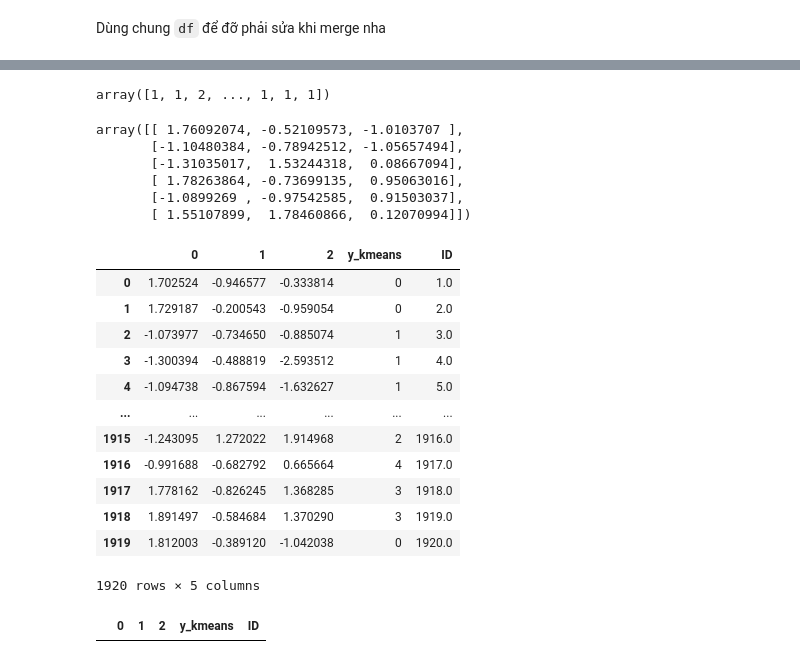
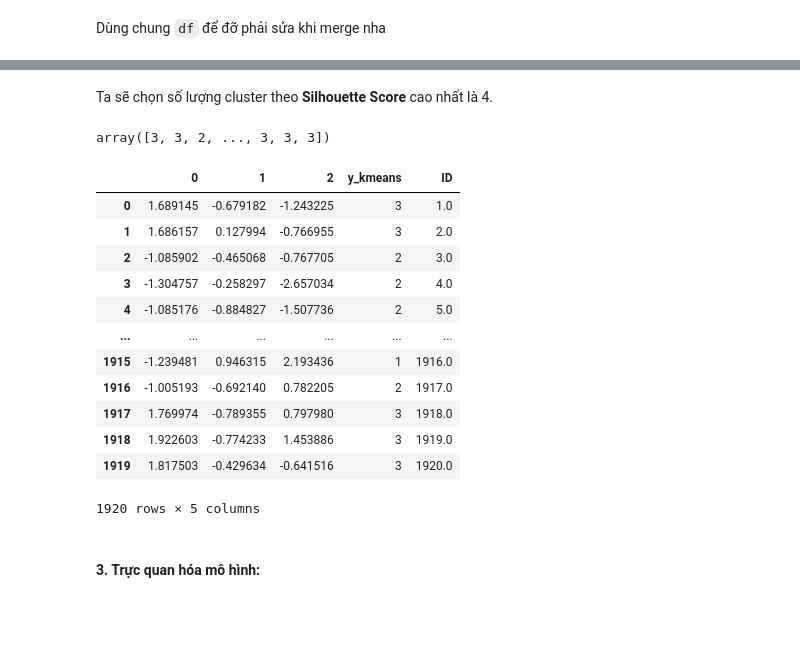
Before and after one commit to tungbtt/Lab01_DV, a Jupyter notebook: lab01.ipynb, the cells around one changed output, grey strips where cells are left out. Drawn from its saved outputs; the diff is of its cells as text; code cells hidden in the pictures; blank space fills up the shorter version.

```diff
--- a/lab01.ipynb
+++ b/lab01.ipynb
@@ -486,0 +439,10 @@ plot_WSS_Silhouette(wss, silhouetteScore, kmax)
+# %%
+visualizer = KElbowVisualizer(KMeans(), k=(2,max_clusters))
+visualizer.fit(df_encoded)
+plt.xticks([i for i in range (2,max_clusters+1)])
+visualizer.show()
+
+visualizer = KElbowVisualizer(KMeans(), k=(2,max_clusters),metric='silhouette')
+visualizer.fit(df_encoded)
+plt.xticks([i for i in range (2,max_clusters+1)])
+visualizer.show()
@@ -486,0 +476,14 @@ plot_WSS_Silhouette(wss, silhouetteScore, kmax)
+# %%
+pca = decomposition.PCA(n_components=3)
+df_pca = pca.fit_transform(df_encoded)
+# %%
+# k is range of number of clusters.
+visualizer = KElbowVisualizer(KMeans(), k=(2,20))
+visualizer.fit(df_pca)
+plt.xticks([i for i in range (2,max_clusters+1)])
+visualizer.show()
+
+visualizer = KElbowVisualizer(KMeans(), k=(2,20),metric='silhouette')
+visualizer.fit(df_pca)
+plt.xticks([i for i in range (2,max_clusters+1)])
+visualizer.show()
@@ -487,42 +494,32 @@ plot_WSS_Silhouette(wss, silhouetteScore, kmax)
+# %% [markdown]
+Ta sẽ chọn số lượng cluster theo **Silhouette Score** cao nhất là 4.
 # %%
 kmeans = KMeans(n_clusters = 4)
-y_kmeans = kmeans.fit_predict(pca_result)
+y_kmeans = kmeans.fit_predict(df_pca)
 y_kmeans
 # %% [output]
-array([1, 1, 2, ..., 1, 1, 1])
+array([3, 3, 2, ..., 3, 3, 3])
-# %%
-centroids=kmeans.cluster_centers_
-centroids
-# %% [output]
-array([[ 1.76092074, -0.52109573, -1.0103707 ],
-       [-1.10480384, -0.78942512, -1.05657494],
-       [-1.31035017,  1.53244318,  0.08667094],
-       [ 1.78263864, -0.73699135,  0.95063016],
-       [-1.0899269 , -0.97542585,  0.91503037],
-       [ 1.55107899,  1.78460866,  0.12070994]])
 # %%
-df_results=pd.DataFrame(pca_result)
+df_results=pd.DataFrame(df_pca)
 df_results["y_kmeans"]=y_kmeans
 df_results["ID"]=df["CustomerID"]
 df_results
 # %% [output]
 |  | 0 | 1 | 2 | y_kmeans | ID |
-| 0 | 1.702524 | -0.946577 | -0.333814 | 0 | 1.0 |
-| 1 | 1.729187 | -0.200543 | -0.959054 | 0 | 2.0 |
-| 2 | -1.073977 | -0.734650 | -0.885074 | 1 | 3.0 |
-| 3 | -1.300394 | -0.488819 | -2.593512 | 1 | 4.0 |
-| 4 | -1.094738 | -0.867594 | -1.632627 | 1 | 5.0 |
+| 0 | 1.689145 | -0.679182 | -1.243225 | 3 | 1.0 |
+| 1 | 1.686157 | 0.127994 | -0.766955 | 3 | 2.0 |
+| 2 | -1.085902 | -0.465068 | -0.767705 | 2 | 3.0 |
+| 3 | -1.304757 | -0.258297 | -2.657034 | 2 | 4.0 |
+| 4 | -1.085176 | -0.884827 | -1.507736 | 2 | 5.0 |
 | ... | ... | ... | ... | ... | ... |
-| 1915 | -1.243095 | 1.272022 | 1.914968 | 2 | 1916.0 |
-| 1916 | -0.991688 | -0.682792 | 0.665664 | 4 | 1917.0 |
-| 1917 | 1.778162 | -0.826245 | 1.368285 | 3 | 1918.0 |
-| 1918 | 1.891497 | -0.584684 | 1.370290 | 3 | 1919.0 |
-| 1919 | 1.812003 | -0.389120 | -1.042038 | 0 | 1920.0 |
+| 1915 | -1.239481 | 0.946315 | 2.193436 | 1 | 1916.0 |
+| 1916 | -1.005193 | -0.692140 | 0.782205 | 2 | 1917.0 |
+| 1917 | 1.769974 | -0.789355 | 0.797980 | 3 | 1918.0 |
+| 1918 | 1.922603 | -0.774233 | 1.453886 | 3 | 1919.0 |
+| 1919 | 1.817503 | -0.429634 | -0.641516 | 3 | 1920.0 |
 1920 rows × 5 columns
-# %%
-df_results[df_results["ID"]== None]
-# %% [output]
-|  | 0 | 1 | 2 | y_kmeans | ID |
+# %% [markdown]
+#### **3. Trực quan hóa mô hình:**
 # %%
 fig = px.scatter_3d(df_results, x=0, y=1, z=2,color='y_kmeans',hover_name = "ID")
 fig.update_traces(marker_size = 2)
```
Also changed, not shown: parts of 49 cells of this notebook, 2 other files.
